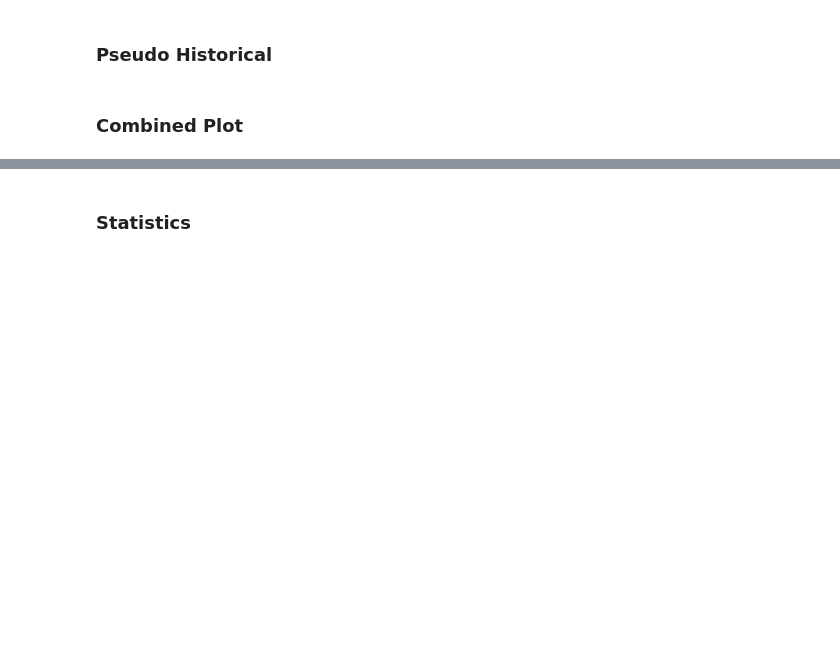
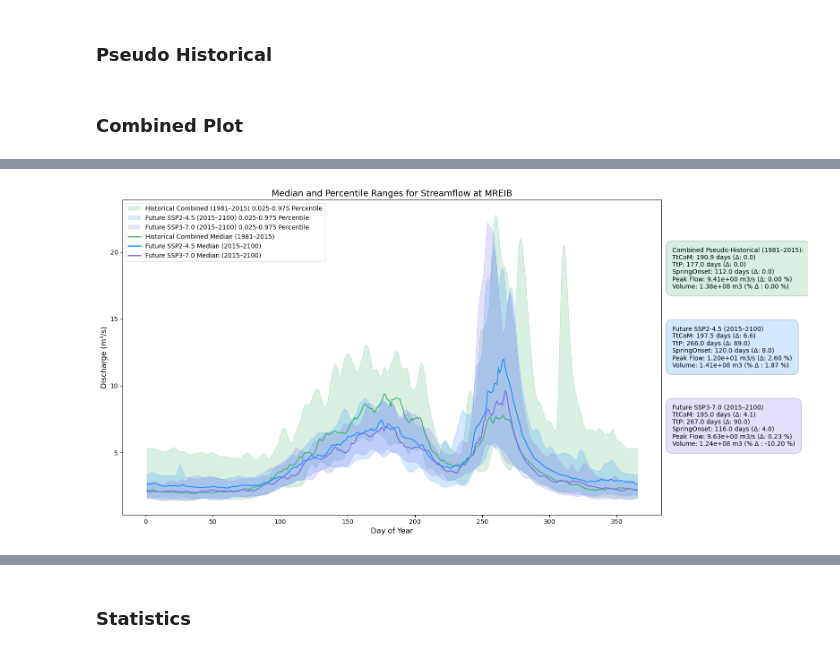
Before and after one commit to PaulCoderre/hype_future_climate, a Jupyter notebook: scripts/04_ijc_plots.ipynb, the cells around one changed output, grey strips where cells are left out. Cells and saved outputs as stored; diff of their text form; code cells hidden in the pictures; blank space fills up the shorter version.

```diff
--- a/scripts/04_ijc_plots.ipynb
+++ b/scripts/04_ijc_plots.ipynb
@@ -1303,0 +1158,96 @@ plt.show()
+# %%
+# Combine the historical ensembles
+mreib_hist_combined = xr.concat([mreib_hist_ssp245, mreib_hist_ssp370], dim='member')
+
+plt.figure(figsize=(16, 8))  # Match the layout size
+
+# Compute medians
+ens_hist_median = mreib_hist_combined.median(dim='member')
+ens1_median = mreib_ssp245.median(dim='member')
+ens2_median = mreib_ssp370.median(dim='member')
+
+# Compute stats using the median of the combined historical
+historical_stats, empty = compute_hydrologic_metrics(ens_hist_median)
+ens1_stats, ens1_diff = compute_hydrologic_metrics(ens1_median, historical=historical_stats)
+ens2_stats, ens2_diff = compute_hydrologic_metrics(ens2_median, historical=historical_stats)
+
+# Plot shading for percentile bands
+plt.fill_between(
+    mreib_hist_combined['dayofyear'],
+    mreib_hist_combined.quantile(0.025, dim='member'),
+    mreib_hist_combined.quantile(0.975, dim='member'),
+    color=historical_color1,
+    alpha=0.2
+)
+plt.fill_between(
+    mreib_ssp245['dayofyear'],
+    mreib_ssp245.quantile(0.025, dim='member'),
+    mreib_ssp245.quantile(0.975, dim='member'),
+    color=future_color1,
+    alpha=0.2
+)
+plt.fill_between(
+    mreib_ssp370['dayofyear'],
+    mreib_ssp370.quantile(0.025, dim='member'),
+    mreib_ssp370.quantile(0.975, dim='member'),
+    color=future_color2,
+    alpha=0.2
+)
+
+# Plot median lines
+ens_hist_median.plot(color=historical_color1, linestyle='-', label='Historical Combined Median (1981-2015)')
+ens1_median.plot(color=future_color1, linestyle='-', label='Future SSP2-4.5 Median (2015-2100)')
+ens2_median.plot(color=future_color2, linestyle='-', label='Future SSP3-7.0 Median (2015-2100)')
+
+# Update legend
+legend_handles = [
+    Patch(facecolor=historical_color1, alpha=0.2, label='Historical Combined (1981–2015) 0.025-0.975 Percentile'),
+    Patch(facecolor=future_color1, alpha=0.2, label='Future SSP2-4.5 (2015–2100) 0.025-0.975 Percentile'),
+    Patch(facecolor=future_color2, alpha=0.2, label='Future SSP3-7.0 (2015–2100) 0.025-0.975 Percentile'),
+    Line2D([0], [0], color=historical_color1, lw=2, linestyle='-', label='Historical Combined Median (1981–2015)'),
+    Line2D([0], [0], color=future_color1, lw=2, linestyle='-', label='Future SSP2-4.5 Median (2015–2100)'),
+    Line2D([0], [0], color=future_color2, lw=2, linestyle='-', label='Future SSP3-7.0 Median (2015–2100)')
+]
+
+
+plt.legend(handles=legend_handles)
+
+# Update annotations (3 instead of 5)
+x_pos = 1.02
+y_offset = 0.85
+
+for stats, diff, label, color in [
+    (historical_stats, (0, 0, 0, 0, 0), 'Combined Pseudo-Historical (1981–2015):', historical_color1),
+    (ens1_stats, ens1_diff, 'Future SSP2-4.5 (2015–2100)', future_color1),
+    (ens2_stats, ens2_diff, 'Future SSP3-7.0 (2015–2100)', future_color2)
+]:
+    ttcom, ttp, spring_pulse_onset, peak_flow, total_volume = stats
+    d_ttcom, d_ttp, d_spring_pulse_onset, d_peak_flow, d_total_volume = diff
+
+    annotation = (
+        f"{label}\n"
+        f"TtCoM: {ttcom:.1f} days (Δ: {d_ttcom:.1f})\n"
+        f"TtP: {ttp:.1f} days (Δ: {d_ttp:.1f})\n"
+        f"SpringOnset: {spring_pulse_onset:.1f} days (Δ: {d_spring_pulse_onset:.1f})\n"
+        f"Peak Flow: {peak_flow:.2e} m3/s (Δ: {d_peak_flow:.2f} %)\n"
+        f"Volume: {total_volume:.2e} m3 (% Δ : {d_total_volume:.2f} %)"
+    )
+
+    plt.text(
+        x_pos, y_offset, annotation, transform=plt.gca().transAxes,
+        fontsize=10, verticalalignment='top', horizontalalignment='left',
+        bbox=dict(facecolor=color, alpha=0.2, boxstyle='round,pad=1')
+    )
+    y_offset -= 0.25
+
+plt.title(f'Median and Percentile Ranges for {variable_name} at MREIB', fontsize=14)
+plt.xlabel('Day of Year', fontsize=12)
+plt.ylabel('Discharge (m³/s)', fontsize=12)
+
+# Save and show
+file_path_allssp = os.path.join(output_directory, f'MREIB_hist_future_combined_{variable}.png')
+plt.tight_layout()
+plt.savefig(file_path_allssp)
+plt.show()
+# %% [output]
+[figure, added]
```
Also changed, not shown: parts of 30 cells of this notebook, 42 other files.
